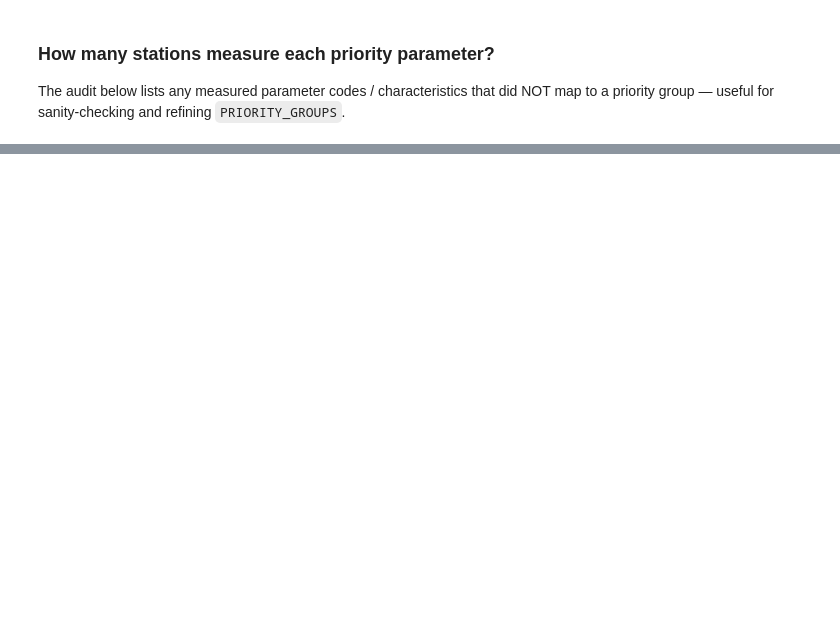
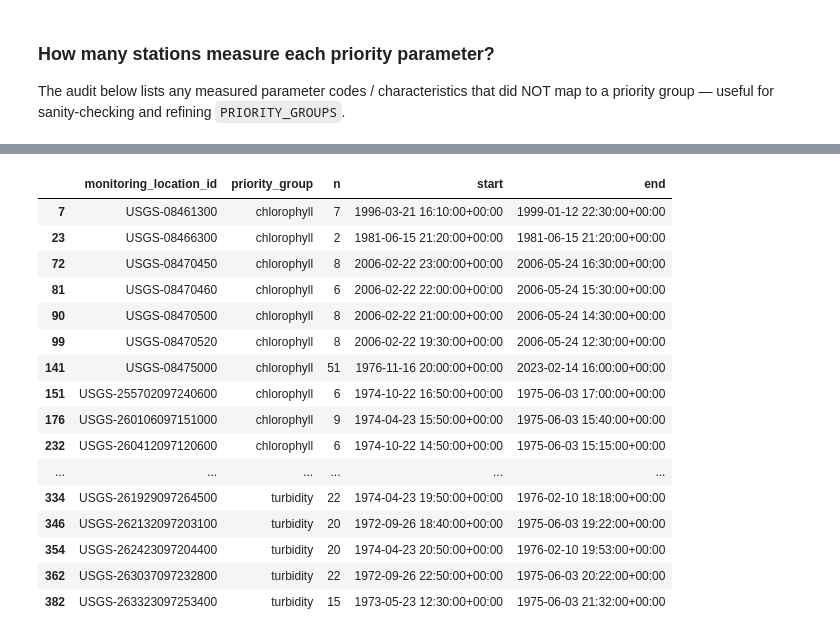
Before and after one commit to LimnoTech/Thornforest, a Jupyter notebook: notebooks/3_usgs_waterdata.ipynb, the cells around one changed output, grey strips where cells are left out. Saved outputs shown, nothing was run; the diff lists cells and outputs as text; code cells hidden in the pictures; blank space fills up the shorter version.

```diff
--- a/notebooks/3_usgs_waterdata.ipynb
+++ b/notebooks/3_usgs_waterdata.ipynb
@@ -317,0 +325,11 @@ A station that measures several parameters appears in several layers.
+# %%
+# All priority parameter codes, flattened, for the code-keyed services (daily, field).
+PRIORITY_CODES = sorted({c for spec in PRIORITY_GROUPS.values() for c in spec["parameter_codes"]})
+
+# Reusable lookups (built from the inventory in Step 6).
+huc8_by_station = dict(zip(stations_in_area["monitoring_location_id"], stations_in_area["huc8"]))
+
+
+def _parameter_name(code):
+    code = str(code)
+    return parameter_name_by_code.get(code.zfill(5), parameter_name_by_code.get(code, code))
@@ -347,0 +467,15 @@ field measurements, samples) for these stations and parameters.
+# %%
+def coverage(df, time_col):
+    """Record count + first/last date per station × priority group."""
+    t = pd.to_datetime(df[time_col])
+    out = (
+        df.assign(_t=t)
+        .groupby(["monitoring_location_id", "priority_group"])["_t"]
+        .agg(n="size", start="min", end="max")
+        .reset_index()
+        .sort_values(["priority_group", "monitoring_location_id"])
+    )
+    return out
+
+
+show(coverage(daily, "date"))
@@ -347,0 +497,20 @@ field measurements, samples) for these stations and parameters.
+# %%
+show(coverage(samples, "datetime"))
+# %% [output]
+|  | monitoring_location_id | priority_group | n | start | end |
+| 7 | USGS-08461300 | chlorophyll | 7 | 1996-03-21 16:10:00+00:00 | 1999-01-12 22:30:00+00:00 |
+| 23 | USGS-08466300 | chlorophyll | 2 | 1981-06-15 21:20:00+00:00 | 1981-06-15 21:20:00+00:00 |
+| 72 | USGS-08470450 | chlorophyll | 8 | 2006-02-22 23:00:00+00:00 | 2006-05-24 16:30:00+00:00 |
+| 81 | USGS-08470460 | chlorophyll | 6 | 2006-02-22 22:00:00+00:00 | 2006-05-24 15:30:00+00:00 |
+| 90 | USGS-08470500 | chlorophyll | 8 | 2006-02-22 21:00:00+00:00 | 2006-05-24 14:30:00+00:00 |
+| 99 | USGS-08470520 | chlorophyll | 8 | 2006-02-22 19:30:00+00:00 | 2006-05-24 12:30:00+00:00 |
+| 141 | USGS-08475000 | chlorophyll | 51 | 1976-11-16 20:00:00+00:00 | 2023-02-14 16:00:00+00:00 |
+| 151 | USGS-255702097240600 | chlorophyll | 6 | 1974-10-22 16:50:00+00:00 | 1975-06-03 17:00:00+00:00 |
+| 176 | USGS-260106097151000 | chlorophyll | 9 | 1974-04-23 15:50:00+00:00 | 1975-06-03 15:40:00+00:00 |
+| 232 | USGS-260412097120600 | chlorophyll | 6 | 1974-10-22 14:50:00+00:00 | 1975-06-03 15:15:00+00:00 |
+| ... | ... | ... | ... | ... | ... |
+| 334 | USGS-261929097264500 | turbidity | 22 | 1974-04-23 19:50:00+00:00 | 1976-02-10 18:18:00+00:00 |
+| 346 | USGS-262132097203100 | turbidity | 20 | 1972-09-26 18:40:00+00:00 | 1975-06-03 19:22:00+00:00 |
+| 354 | USGS-262423097204400 | turbidity | 20 | 1974-04-23 20:50:00+00:00 | 1976-02-10 19:53:00+00:00 |
+| 362 | USGS-263037097232800 | turbidity | 22 | 1972-09-26 22:50:00+00:00 | 1975-06-03 20:22:00+00:00 |
+| 382 | USGS-263323097253400 | turbidity | 15 | 1973-05-23 12:30:00+00:00 | 1975-06-03 21:32:00+00:00 |
```
Also changed, not shown: parts of 18 cells of this notebook, 9 other files.
